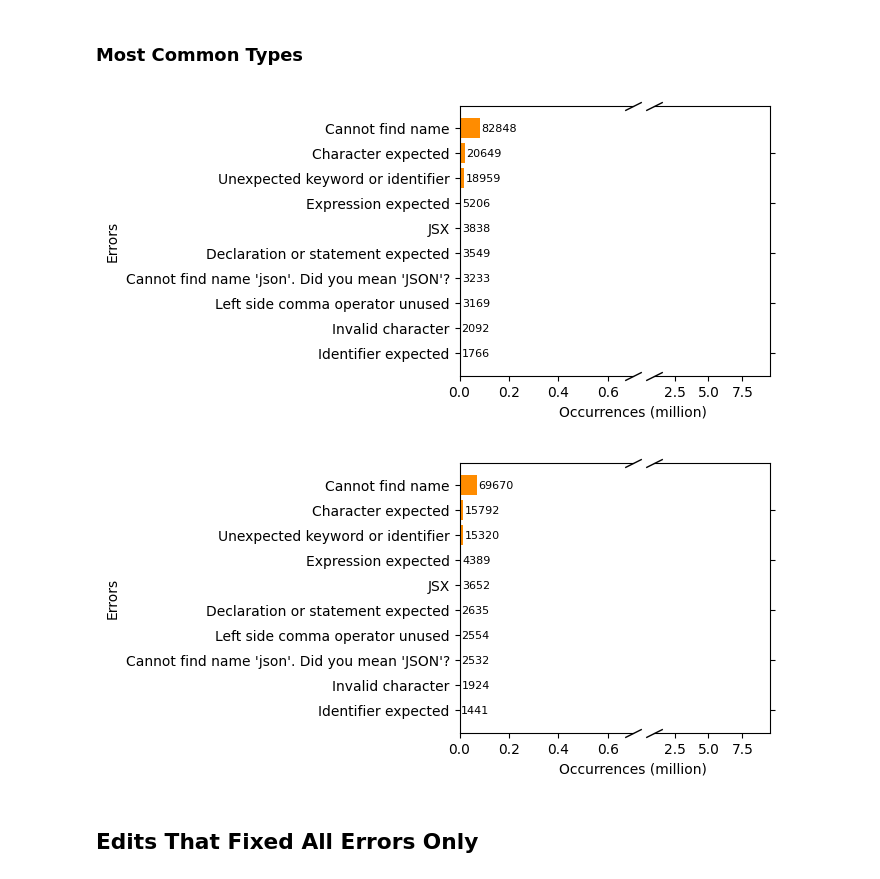
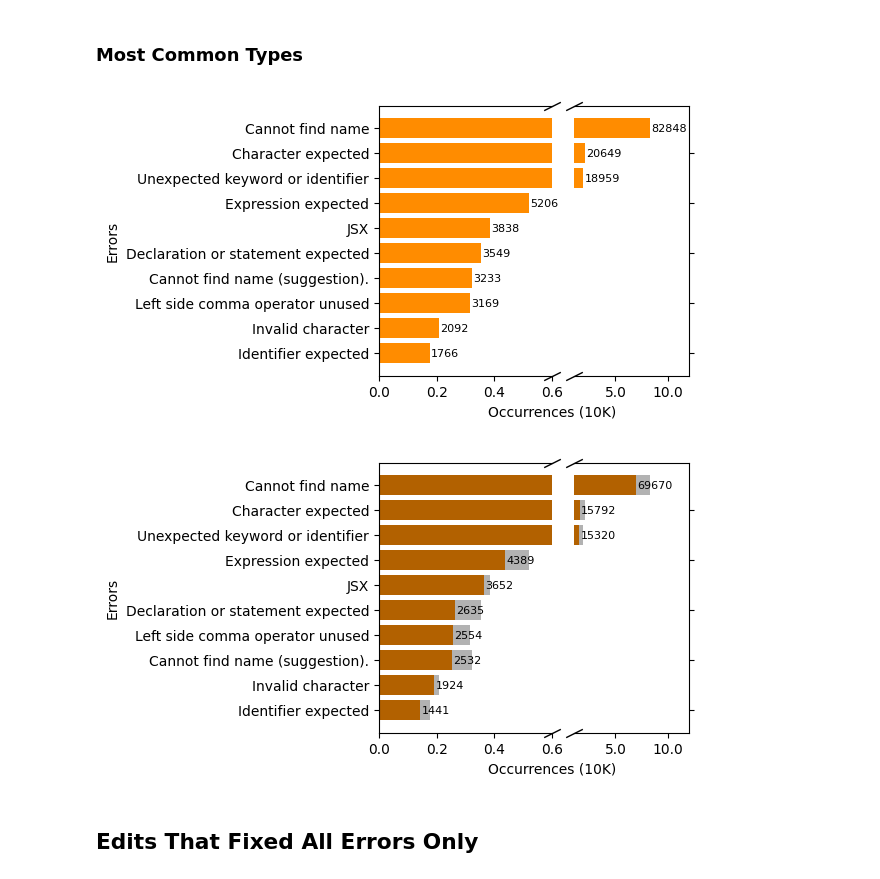
Before and after one commit to Brittany-Reid/node_code_correction, a Jupyter notebook: analysis/analysisSO.ipynb, the cells around one changed output. Drawn from its saved outputs; the diff is of its cells as text; code cells hidden in the pictures.

```diff
--- a/analysis/analysisSO.ipynb
+++ b/analysis/analysisSO.ipynb
@@ -8,31 +8,34 @@ import matplotlib.pyplot as plt
 # %% [markdown]
 Files:
 # %%
-DATA_DIR = "../data"
-SO_DIR = DATA_DIR + "/soErrors.log" #original snippets
-SO_AFTER_DIR = DATA_DIR + "/soErrorsAfter.log" #snippets after edits
+DATA_DIR = "../data/runs"
+SO_DIR = DATA_DIR + "/so-all.log" #original snippets
+SO_AFTER_DIR = DATA_DIR + "/so-all-after.log" #snippets after edits
 
 #reduction in errors ONLY set
-SO_IMPROVE_DIR = DATA_DIR + "/soErrorsImprove.log" #original snippets
-SO_IMPROVE_AFTER_DIR = DATA_DIR + "/soErrorsImproveAfter.log" #snippets after edits
+SO_IMPROVE_DIR = DATA_DIR + "/so-improved.log" #original snippets
+SO_IMPROVE_AFTER_DIR = DATA_DIR + "/so-improved-after.log" #snippets after edits
 
 #fixed ONLY set
-SO_FIXED_DIR = DATA_DIR + "/soErrorsFixed.log" #original snippets
-SO_FIXED_AFTER_DIR = DATA_DIR + "/soErrorsFixedAfter.log" #snippets after edits
+SO_FIXED_DIR = DATA_DIR + "/so-fixed.log" #original snippets
+SO_FIXED_AFTER_DIR = DATA_DIR + "/so-fixed-after.log" #snippets after edits
 # %% [markdown]
 ## Error Labels
 # %%
 # error dict
 error_labels = {
     "Cannot find name 'clone'. Did you mean 'close'?" : "Cannot find name (suggestion).",
+    "Cannot find name 'json'. Did you mean 'JSON'?" : "Cannot find name (suggestion).",
     "Cannot find name 'requires'. Did you mean 'require'?" : "Cannot find name (suggestion).",
     "Cannot find name 'One'. Did you mean 'one'?": "Cannot find name (suggestion).",
     "Cannot find name '$DOMAIN'. Did you mean 'DOMAIN'?": "Cannot find name (suggestion).",
+    "Cannot find name 'processes'. Did you mean 'process'?": "Cannot find name (suggestion).",
     "Cannot use JSX unless the '--jsx' flag is provided." : "JSX",
     "Left side of comma operator is unused and has no side effects." : "Left side comma operator unused",
     "Type annotations can only be used in TypeScript files." : "Type annotations",
     "A 'return' statement can only be used within a function body.": "Return outside function",
     "Property 'setState' does not exist on type 'UnicornEditor'.": "Property doesn't exist on type",
+    "Property 'sendBody' does not exist on type 'ServerResponse<IncomingMessage> & { req: IncomingMessage; }'.": "Property doesn't exist on type",
     "Property 'returns' does not exist on type '(arg0: any) => void'." : "Property doesn't exist on type", #first error message the values r specific
     "Property 'log' does not exist on type '(arg0: any) => void'." : "Property doesn't exist on type", #first error message the values r specific
     "Top-level 'await' expressions are only allowed when the 'module' option is set to 'es2022' 'esnext' 'system' 'node16' or 'nodenext' and the 'target' option is set to 'es2017' or higher.": "Top level await",
@@ -151,7 +154,7 @@ class Log:
 fig_height = 3.5
 
 #i cant spell occurrences...
-def top10Errors(df, column, label="Occurrences (million)", title="Common Error Types", saveas='commonErrorTypes', getLabels=getLabels, xlim=8000000, format=lambda x, p: format(int(x/1000000), ','), color = "ncc", df2 = None):
+def top10Errors(df, column, label="Occurrences (10K)", title="Common Error Types", saveas='commonErrorTypes', getLabels=getLabels, xlim=8000000, format=lambda x, p: format(int(x/1000000), ','), color = "ncc", df2 = None):
     if color == "ncc": color = "darkorange"
     elif color == "ncq": color = "darkblue"
 
@@ -180,8 +183,8 @@ def top10Errors(df, column, label="Occurrences (million)", title="Common Error T
 
     fig.subplots_adjust(wspace=0.15)
 
-    ax1.set_xlim(0, xlim)
-    ax2.set_xlim(1000000, 9500000)
+    ax1.set_xlim(0, 6000)
+    ax2.set_xlim(10000, xlim)
 
     ax1.spines.right.set_visible(False)
     ax2.spines.left.set_visible(False)
@@ -200,9 +203,9 @@ def top10Errors(df, column, label="Occurrences (million)", title="Common Error T
 
 
     ax1.get_xaxis().set_major_formatter(
-        matplotlib.ticker.FuncFormatter(lambda x, p: x/1000000))
+        matplotlib.ticker.FuncFormatter(lambda x, p: x/10000))
     ax2.get_xaxis().set_major_formatter(
-        matplotlib.ticker.FuncFormatter(lambda x, p: x/1000000))
+        matplotlib.ticker.FuncFormatter(lambda x, p: x/10000))
 
     # ax2.get_xaxis().set_major_formatter(
     #     matplotlib.ticker.FuncFormatter(lambda x, p: format(int(x/100), ',')))
@@ -372,18 +377,19 @@ For this set, we see a 17.6% decrease in the number of errors, which we can argu
 # %% [markdown]
 ### Most Common Types
 # %%
-top10Errors(sei_df, "NUM OCCURANCES", saveas="soi_errorTypes", xlim=700000,
+top10Errors(sei_df, "NUM OCCURANCES", saveas="soi_errorTypes", xlim=120000,
     format = lambda x, p: format(int(x/100000), ','),
     title = "Most Common Errors",
     color = "ncc")
 
-top10Errors(seia_df, "NUM OCCURANCES", saveas="soif_errorTypes", xlim=700000,
+top10Errors(seia_df, "NUM OCCURANCES", saveas="soif_errorTypes", xlim=120000,
     format = lambda x, p: format(int(x/100000), ','),
     title = "Most Common Errors",
-    color = "ncc")
+    color = "ncc",
+    df2 = sei_df)
 # %% [output]
-[figure, old version]
+[figure, new version]
-[figure, old version]
+[figure, new version]
 # %% [markdown]
 ## Edits That Fixed All Errors Only
 # %% [markdown]
```
Also changed, not shown: parts of 14 cells of this notebook, 4 other files.
